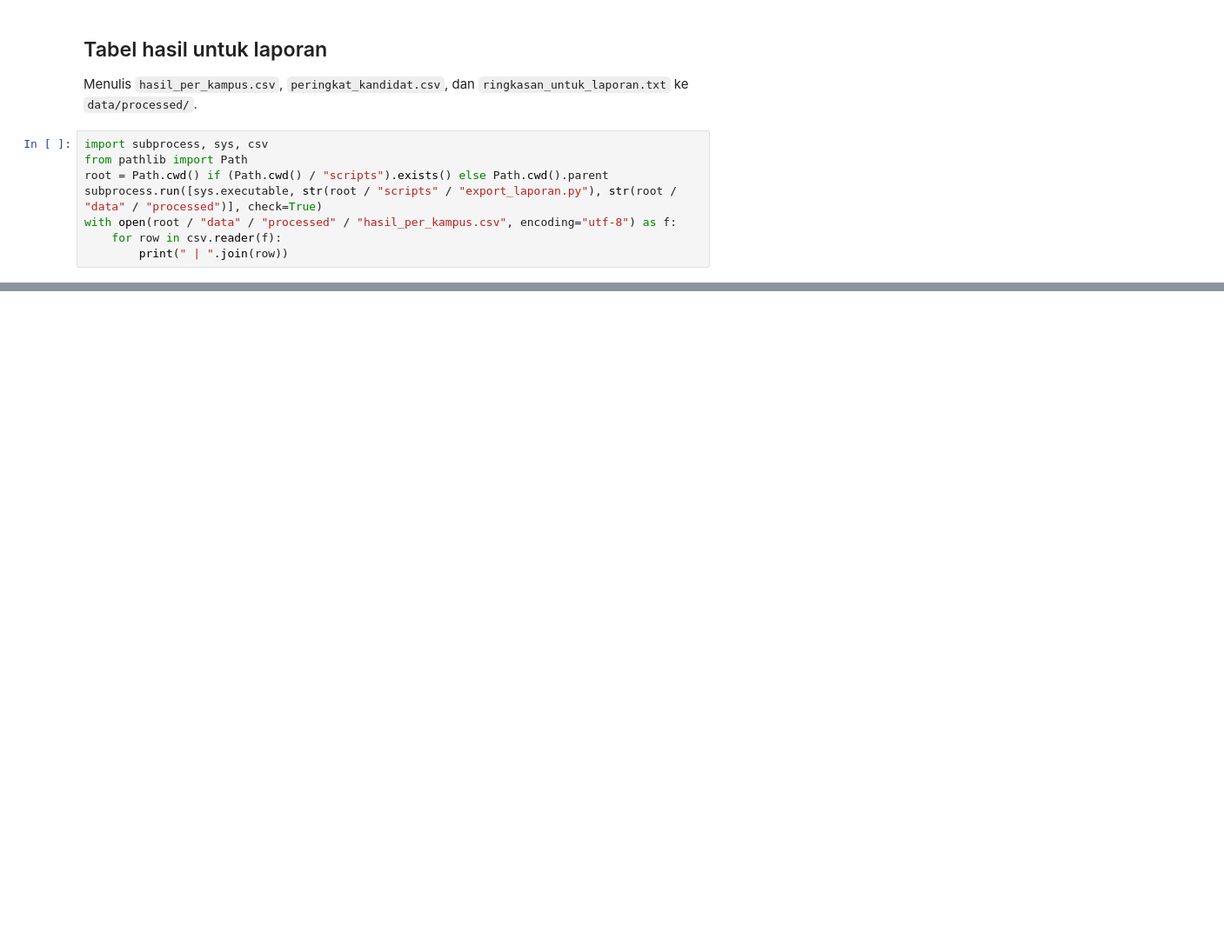
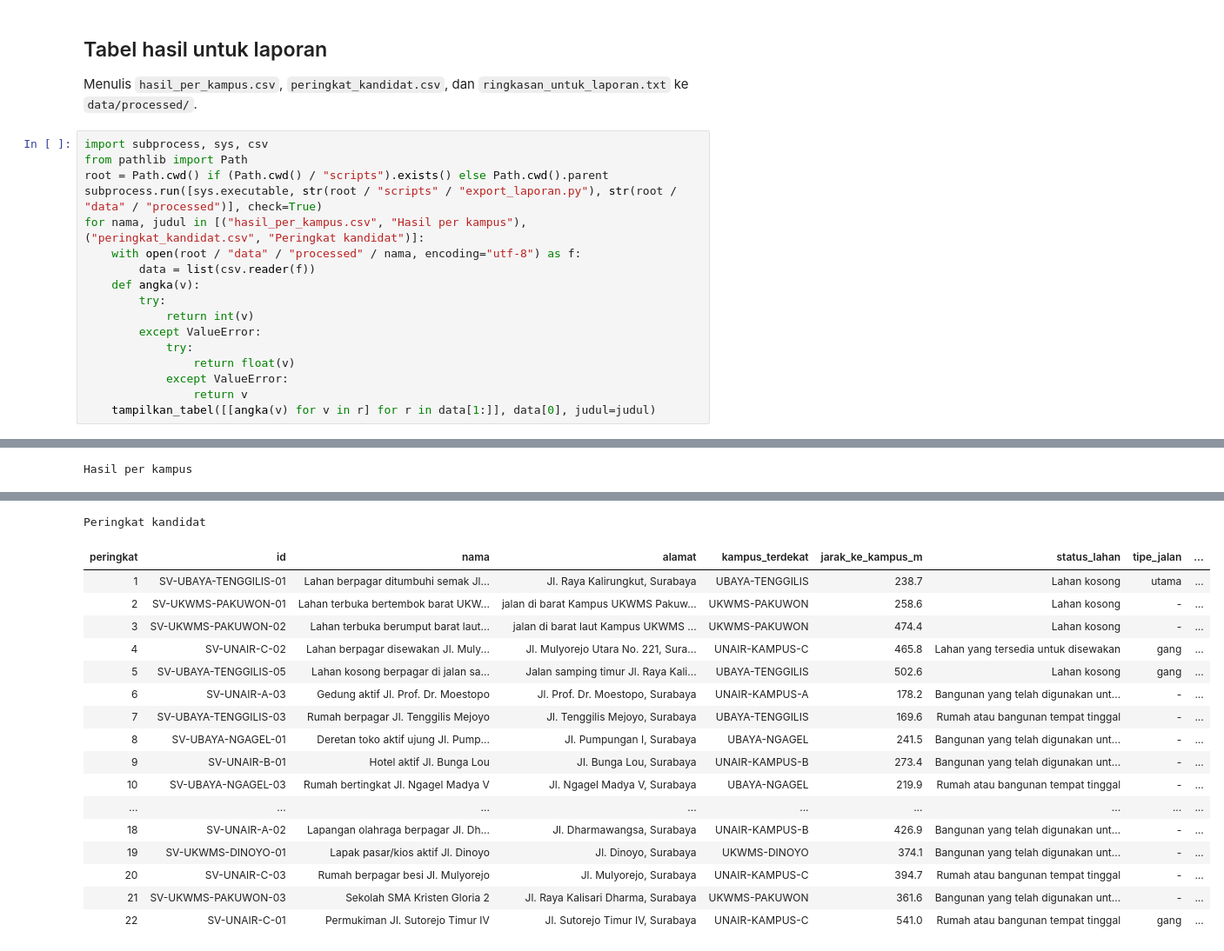
Before and after one commit to HDSH-Dharma/Comgraph-AFL-2, a Jupyter notebook: notebooks/analisis_buka_kafe.ipynb, the cells around one changed output, grey strips where cells are left out. Shown at 87% size. Saved outputs shown, nothing was run; the diff lists cells and outputs as text; blank space fills up the shorter version.

```diff
--- a/notebooks/analisis_buka_kafe.ipynb
+++ b/notebooks/analisis_buka_kafe.ipynb
@@ -447,9 +463,18 @@ import subprocess, sys, csv
 from pathlib import Path
 root = Path.cwd() if (Path.cwd() / "scripts").exists() else Path.cwd().parent
 subprocess.run([sys.executable, str(root / "scripts" / "export_laporan.py"), str(root / "data" / "processed")], check=True)
-with open(root / "data" / "processed" / "hasil_per_kampus.csv", encoding="utf-8") as f:
-    for row in csv.reader(f):
-        print(" | ".join(row))
+for nama, judul in [("hasil_per_kampus.csv", "Hasil per kampus"), ("peringkat_kandidat.csv", "Peringkat kandidat")]:
+    with open(root / "data" / "processed" / nama, encoding="utf-8") as f:
+        data = list(csv.reader(f))
+    def angka(v):
+        try:
+            return int(v)
+        except ValueError:
+            try:
+                return float(v)
+            except ValueError:
+                return v
+    tampilkan_tabel([[angka(v) for v in r] for r in data[1:]], data[0], judul=judul)
 # %% [output]
 RINGKASAN HASIL ANALISIS SPASIAL - BUKA KAFE DEKAT KAMPUS SURABAYA
 
@@ -470,0 +496 @@ UBAYA-TENGGILIS | Universitas Surabaya Kampus Tenggilis | 3 | 4 | 5 | 4 | 5 | 1
+Hasil per kampus
@@ -470,0 +506,18 @@ UBAYA-TENGGILIS | Universitas Surabaya Kampus Tenggilis | 3 | 4 | 5 | 4 | 5 | 1
+Peringkat kandidat
+| peringkat | id | nama | alamat | kampus_terdekat | jarak_ke_kampus_m | status_lahan | tipe_jalan | ... |
+| 1 | SV-UBAYA-TENGGILIS-01 | Lahan berpagar ditumbuhi semak Jl... | Jl. Raya Kalirungkut, Surabaya | UBAYA-TENGGILIS | 238.7 | Lahan kosong | utama | ... |
+| 2 | SV-UKWMS-PAKUWON-01 | Lahan terbuka bertembok barat UKW... | jalan di barat Kampus UKWMS Pakuw... | UKWMS-PAKUWON | 258.6 | Lahan kosong | - | ... |
+| 3 | SV-UKWMS-PAKUWON-02 | Lahan terbuka berumput barat laut... | jalan di barat laut Kampus UKWMS ... | UKWMS-PAKUWON | 474.4 | Lahan kosong | - | ... |
+| 4 | SV-UNAIR-C-02 | Lahan berpagar disewakan Jl. Muly... | Jl. Mulyorejo Utara No. 221, Sura... | UNAIR-KAMPUS-C | 465.8 | Lahan yang tersedia untuk disewakan | gang | ... |
+| 5 | SV-UBAYA-TENGGILIS-05 | Lahan kosong berpagar di jalan sa... | Jalan samping timur Jl. Raya Kali... | UBAYA-TENGGILIS | 502.6 | Lahan kosong | gang | ... |
+| 6 | SV-UNAIR-A-03 | Gedung aktif Jl. Prof. Dr. Moestopo | Jl. Prof. Dr. Moestopo, Surabaya | UNAIR-KAMPUS-A | 178.2 | Bangunan yang telah digunakan unt... | - | ... |
+| 7 | SV-UBAYA-TENGGILIS-03 | Rumah berpagar Jl. Tenggilis Mejoyo | Jl. Tenggilis Mejoyo, Surabaya | UBAYA-TENGGILIS | 169.6 | Rumah atau bangunan tempat tinggal | - | ... |
+| 8 | SV-UBAYA-NGAGEL-01 | Deretan toko aktif ujung Jl. Pump... | Jl. Pumpungan I, Surabaya | UBAYA-NGAGEL | 241.5 | Bangunan yang telah digunakan unt... | - | ... |
+| 9 | SV-UNAIR-B-01 | Hotel aktif Jl. Bunga Lou | Jl. Bunga Lou, Surabaya | UNAIR-KAMPUS-B | 273.4 | Bangunan yang telah digunakan unt... | - | ... |
+| 10 | SV-UBAYA-NGAGEL-03 | Rumah bertingkat Jl. Ngagel Madya V | Jl. Ngagel Madya V, Surabaya | UBAYA-NGAGEL | 219.9 | Rumah atau bangunan tempat tinggal | - | ... |
+| ... | ... | ... | ... | ... | ... | ... | ... | ... |
+| 18 | SV-UNAIR-A-02 | Lapangan olahraga berpagar Jl. Dh... | Jl. Dharmawangsa, Surabaya | UNAIR-KAMPUS-B | 426.9 | Bangunan yang telah digunakan unt... | - | ... |
+| 19 | SV-UKWMS-DINOYO-01 | Lapak pasar/kios aktif Jl. Dinoyo | Jl. Dinoyo, Surabaya | UKWMS-DINOYO | 374.1 | Bangunan yang telah digunakan unt... | - | ... |
+| 20 | SV-UNAIR-C-03 | Rumah berpagar besi Jl. Mulyorejo | Jl. Mulyorejo, Surabaya | UNAIR-KAMPUS-C | 394.7 | Rumah atau bangunan tempat tinggal | - | ... |
+| 21 | SV-UKWMS-PAKUWON-03 | Sekolah SMA Kristen Gloria 2 | Jl. Raya Kalisari Dharma, Surabaya | UKWMS-PAKUWON | 361.6 | Bangunan yang telah digunakan unt... | - | ... |
+| 22 | SV-UNAIR-C-01 | Permukiman Jl. Sutorejo Timur IV | Jl. Sutorejo Timur IV, Surabaya | UNAIR-KAMPUS-C | 541.0 | Rumah atau bangunan tempat tinggal | gang | ... |
```
Also changed, not shown: parts of 9 cells of this notebook, 5 other files.
